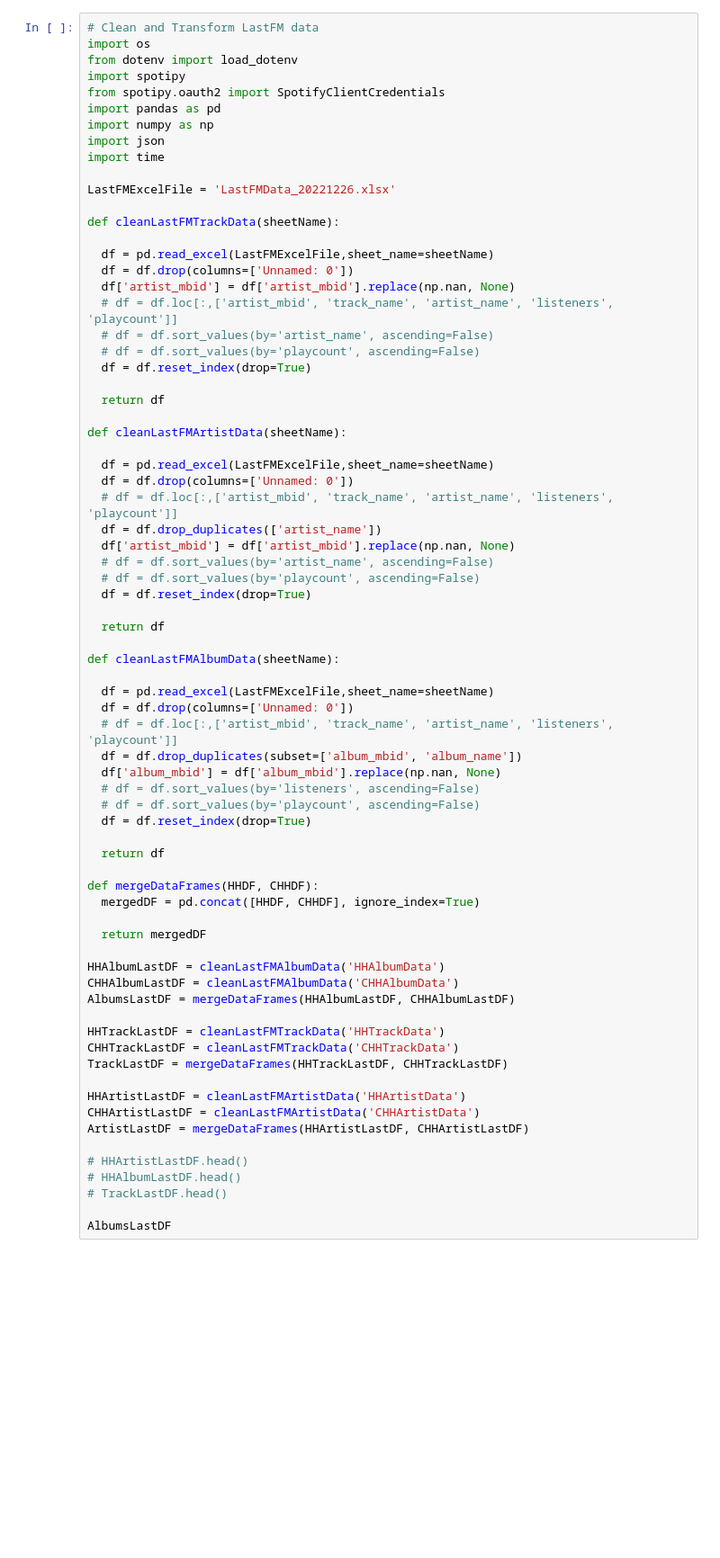
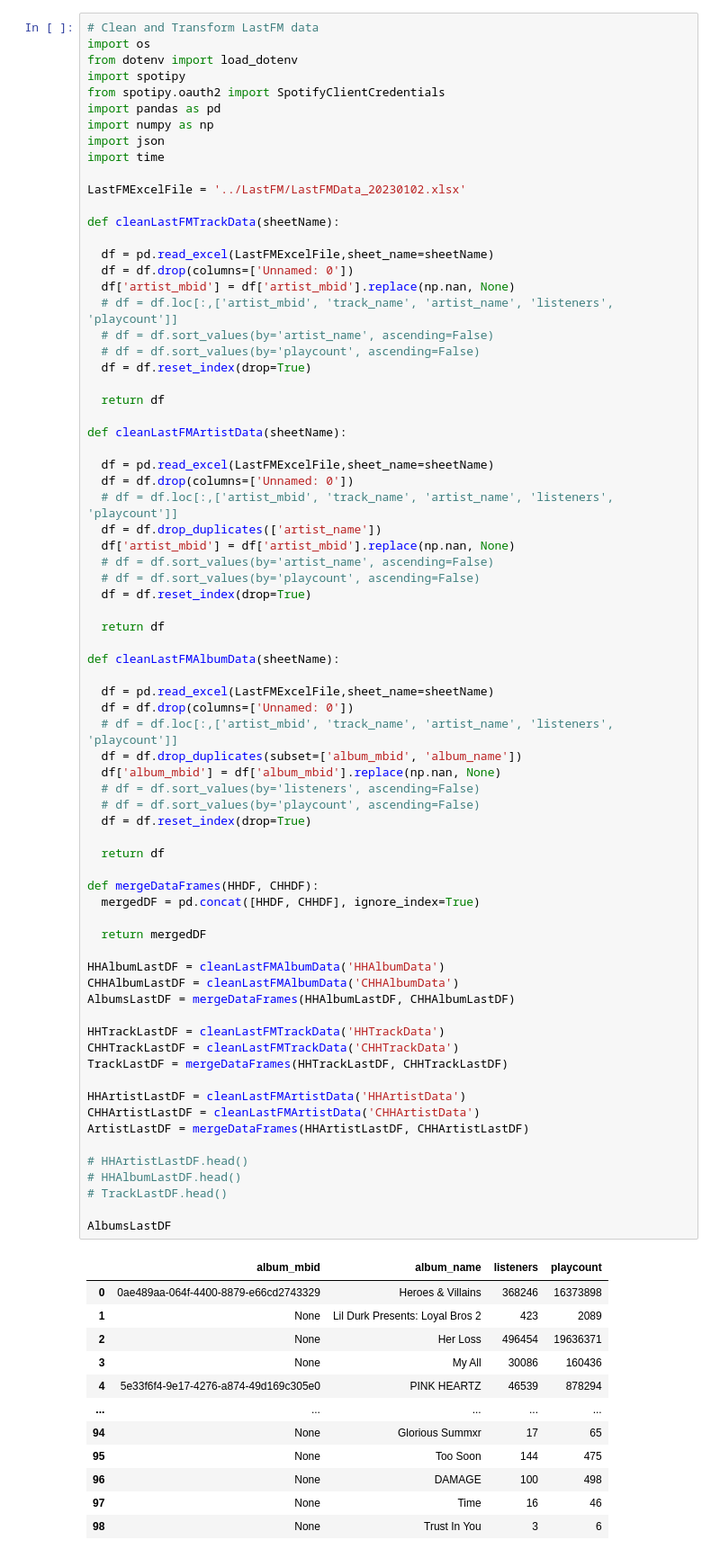
Before and after one commit to andrewg117/TrackStarzMusicReader, a Jupyter notebook: TransformData/TransformExtractedData.ipynb, the cells around one changed output. Shown at 90% size. Cells and saved outputs as stored; diff of their text form; blank space fills up the shorter version.

```diff
--- a/TransformData/TransformExtractedData.ipynb
+++ b/TransformData/TransformExtractedData.ipynb
@@ -90,7 +104,7 @@ import numpy as np
 import json
 import time
 
-LastFMExcelFile = 'LastFMData_20221226.xlsx'
+LastFMExcelFile = '../LastFM/LastFMData_20230102.xlsx'
 
 def cleanLastFMTrackData(sheetName):
 
@@ -125,30 +139,43 @@ def cleanLastFMAlbumData(sheetName):
   df = df.drop_duplicates(subset=['album_mbid', 'album_name'])
   df['album_mbid'] = df['album_mbid'].replace(np.nan, None)
   # df = df.sort_values(by='listeners', ascending=False)
   # df = df.sort_values(by='playcount', ascending=False)
   df = df.reset_index(drop=True)
 
   return df
 
 def mergeDataFrames(HHDF, CHHDF):
   mergedDF = pd.concat([HHDF, CHHDF], ignore_index=True)
 
   return mergedDF
 
 HHAlbumLastDF = cleanLastFMAlbumData('HHAlbumData')
 CHHAlbumLastDF = cleanLastFMAlbumData('CHHAlbumData')
 AlbumsLastDF = mergeDataFrames(HHAlbumLastDF, CHHAlbumLastDF)
 
 HHTrackLastDF = cleanLastFMTrackData('HHTrackData')
 CHHTrackLastDF = cleanLastFMTrackData('CHHTrackData')
 TrackLastDF = mergeDataFrames(HHTrackLastDF, CHHTrackLastDF)
 
 HHArtistLastDF = cleanLastFMArtistData('HHArtistData')
 CHHArtistLastDF = cleanLastFMArtistData('CHHArtistData')
 ArtistLastDF = mergeDataFrames(HHArtistLastDF, CHHArtistLastDF)
 
 # HHArtistLastDF.head()
 # HHAlbumLastDF.head()
 # TrackLastDF.head()
 
 AlbumsLastDF
+# %% [output]
+|  | album_mbid | album_name | listeners | playcount |
+| 0 | 0ae489aa-064f-4400-8879-e66cd2743329 | Heroes & Villains | 368246 | 16373898 |
+| 1 | None | Lil Durk Presents: Loyal Bros 2 | 423 | 2089 |
+| 2 | None | Her Loss | 496454 | 19636371 |
+| 3 | None | My All | 30086 | 160436 |
+| 4 | 5e33f6f4-9e17-4276-a874-49d169c305e0 | PINK HEARTZ | 46539 | 878294 |
+| ... | ... | ... | ... | ... |
+| 94 | None | Glorious Summxr | 17 | 65 |
+| 95 | None | Too Soon | 144 | 475 |
+| 96 | None | DAMAGE | 100 | 498 |
+| 97 | None | Time | 16 | 46 |
+| 98 | None | Trust In You | 3 | 6 |
```
Also changed, not shown: parts of 4 cells of this notebook, 2 other files.
